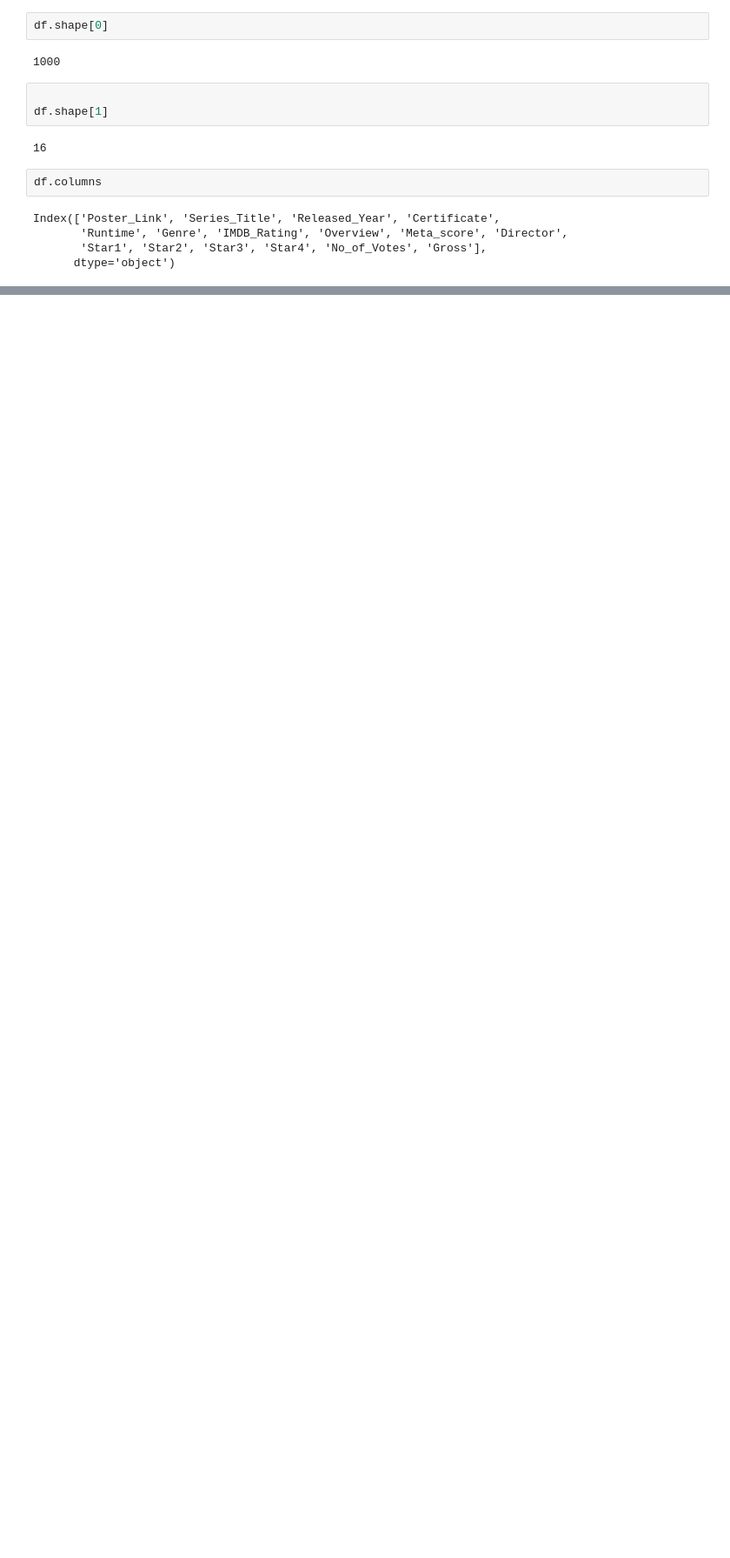
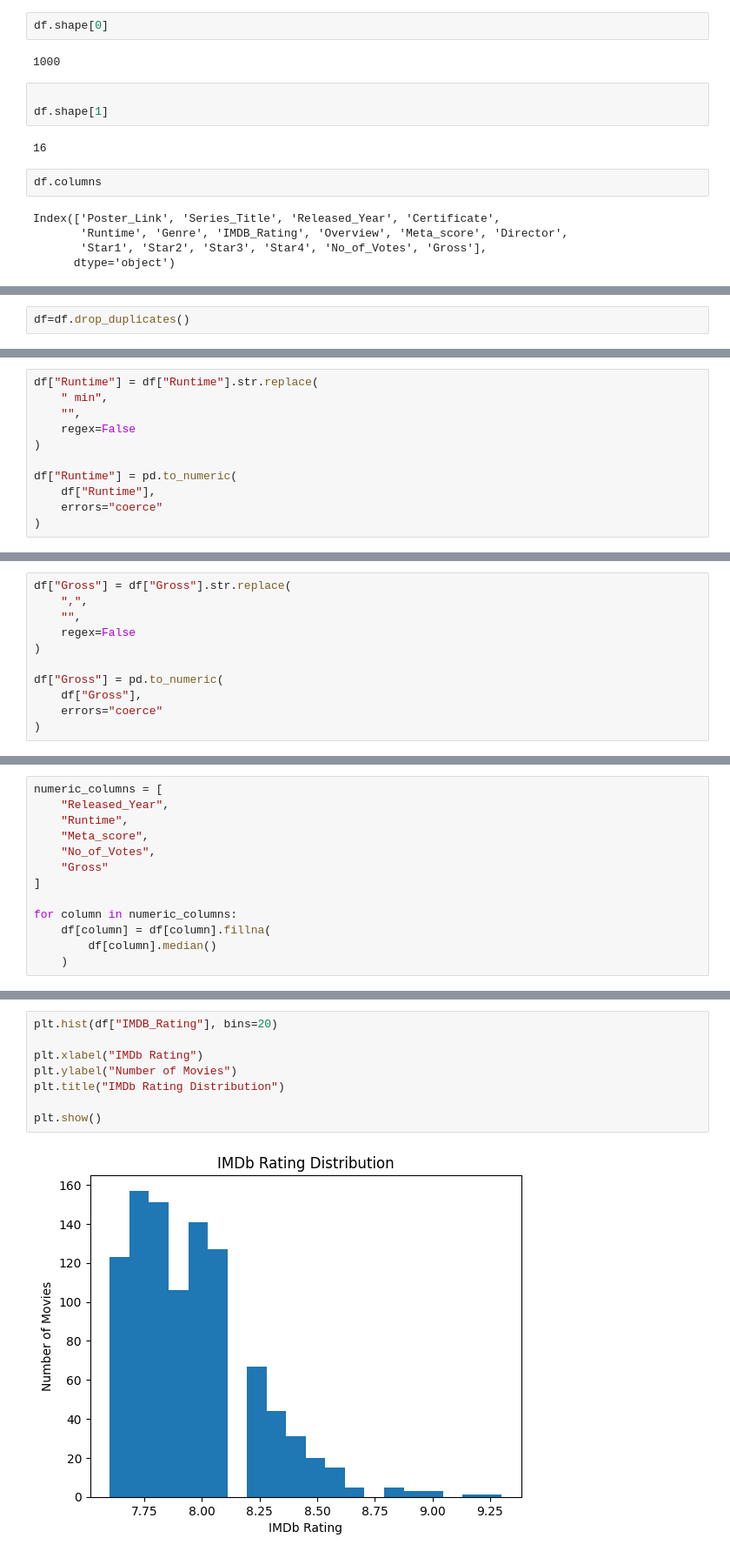
Before and after one commit to Manikanta-23-ai/ML-LEARNING-ADVANCED, a Jupyter notebook: ML_LEARNING_FOUNDATIONS.ipynb, the cells around one changed output, grey strips where cells are left out. Shown at 87% size. Saved outputs shown, nothing was run; the diff lists cells and outputs as text; blank space fills up the shorter version.

```diff
--- a/ML_LEARNING_FOUNDATIONS.ipynb
+++ b/ML_LEARNING_FOUNDATIONS.ipynb
@@ -81,0 +111,2 @@ Index(['Poster_Link', 'Series_Title', 'Released_Year', 'Certificate',
+# %%
+df=df.drop_duplicates()
@@ -81,0 +189,11 @@ Index(['Poster_Link', 'Series_Title', 'Released_Year', 'Certificate',
+# %%
+df["Runtime"] = df["Runtime"].str.replace(
+    " min",
+    "",
+    regex=False
+)
+
+df["Runtime"] = pd.to_numeric(
+    df["Runtime"],
+    errors="coerce"
+)
@@ -81,0 +209,11 @@ Index(['Poster_Link', 'Series_Title', 'Released_Year', 'Certificate',
+# %%
+df["Gross"] = df["Gross"].str.replace(
+    ",",
+    "",
+    regex=False
+)
+
+df["Gross"] = pd.to_numeric(
+    df["Gross"],
+    errors="coerce"
+)
@@ -81,0 +229,13 @@ Index(['Poster_Link', 'Series_Title', 'Released_Year', 'Certificate',
+# %%
+numeric_columns = [
+    "Released_Year",
+    "Runtime",
+    "Meta_score",
+    "No_of_Votes",
+    "Gross"
+]
+
+for column in numeric_columns:
+    df[column] = df[column].fillna(
+        df[column].median()
+    )
@@ -81,0 +291,10 @@ Index(['Poster_Link', 'Series_Title', 'Released_Year', 'Certificate',
+# %%
+plt.hist(df["IMDB_Rating"], bins=20)
+
+plt.xlabel("IMDb Rating")
+plt.ylabel("Number of Movies")
+plt.title("IMDb Rating Distribution")
+
+plt.show()
+# %% [output]
+[figure, added]
```
Also changed, not shown: parts of 29 cells of this notebook.
